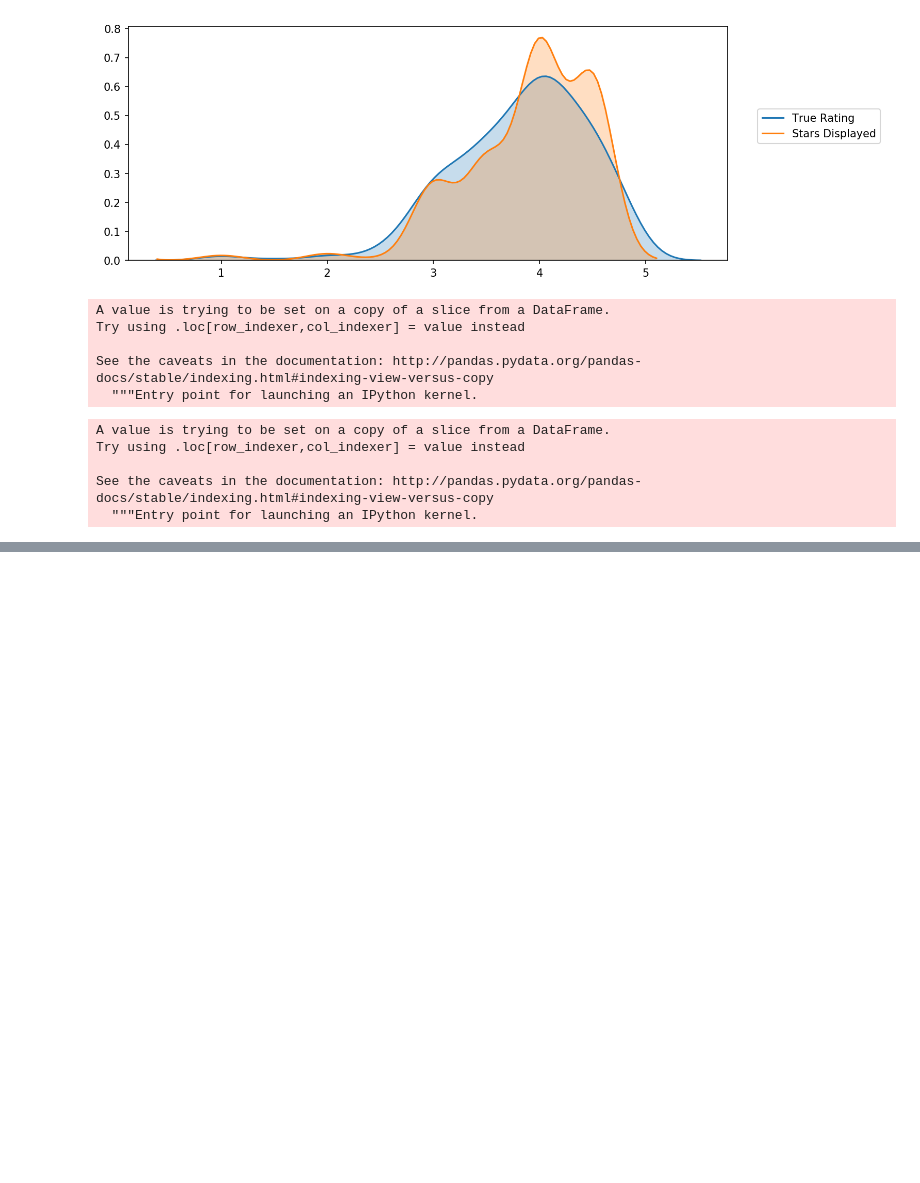
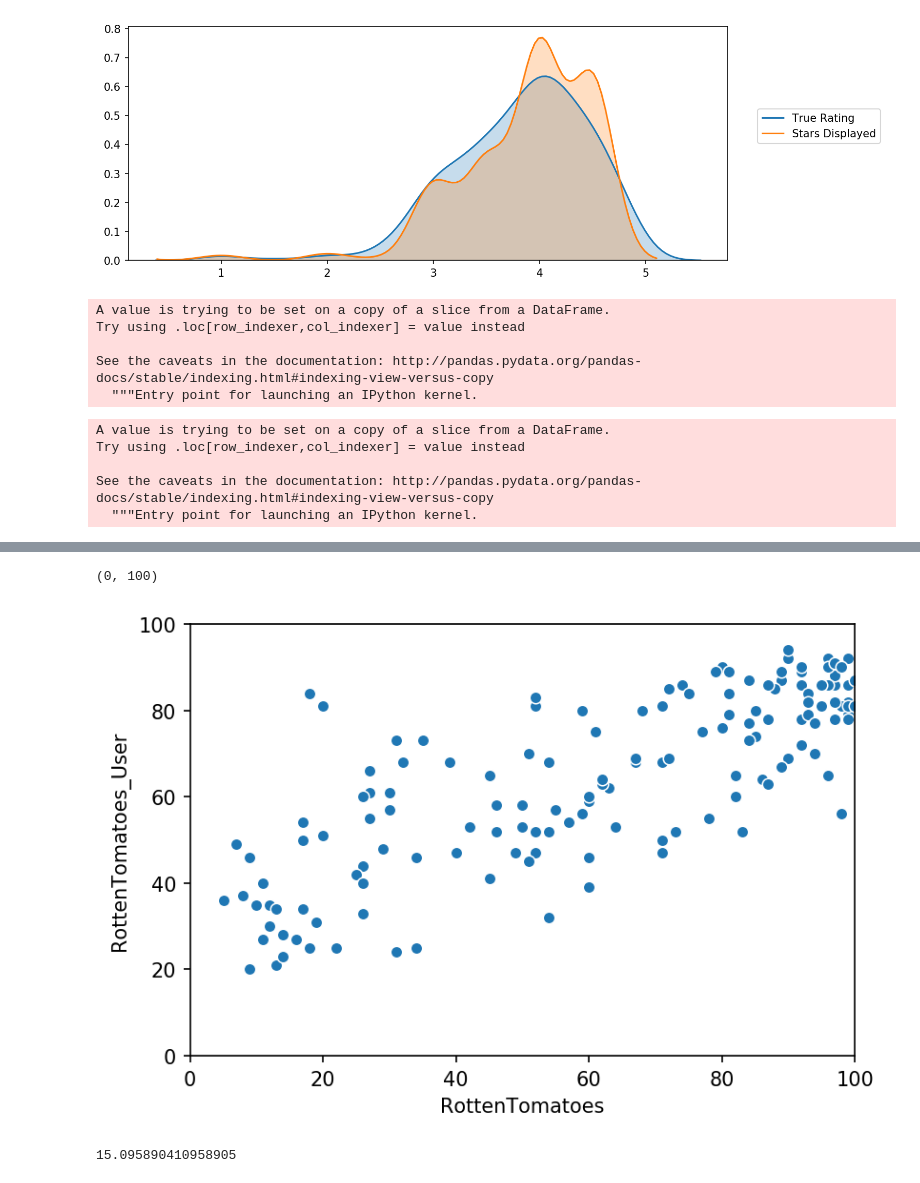
Before and after one commit to Basi10/Fandango-Rating-Data-Analysis, a Jupyter notebook: Fandango-DataAnalysis.ipynb, the cells around one changed output, grey strips where cells are left out. Drawn from its saved outputs; the diff is of its cells as text; code cells hidden in the pictures; blank space fills up the shorter version.

Commit message:
Quantified and plotted the difference in Critic and User rating

```diff
--- a/Fandango-DataAnalysis.ipynb
+++ b/Fandango-DataAnalysis.ipynb
@@ -147,0 +153,2 @@ sns.countplot(data=fan_reviewed, x='STARS_DIFF',palette='viridis')
+# %%
+all_sites = pd.read_csv('all_sites_scores.csv')
@@ -147,0 +176,8 @@ sns.countplot(data=fan_reviewed, x='STARS_DIFF',palette='viridis')
+# %%
+plt.figure(dpi=150)
+sns.scatterplot(data=all_sites, x='RottenTomatoes', y='RottenTomatoes_User')
+plt.xlim(0,100)
+plt.ylim(0,100)
+# %% [output]
+(0, 100)
+[figure, added]
@@ -147,0 +186,4 @@ sns.countplot(data=fan_reviewed, x='STARS_DIFF',palette='viridis')
+# %%
+all_sites['Rotte_Diff'].apply(abs).mean()
+# %% [output]
+15.095890410958905
```
Also changed, not shown: parts of 5 cells of this notebook.
